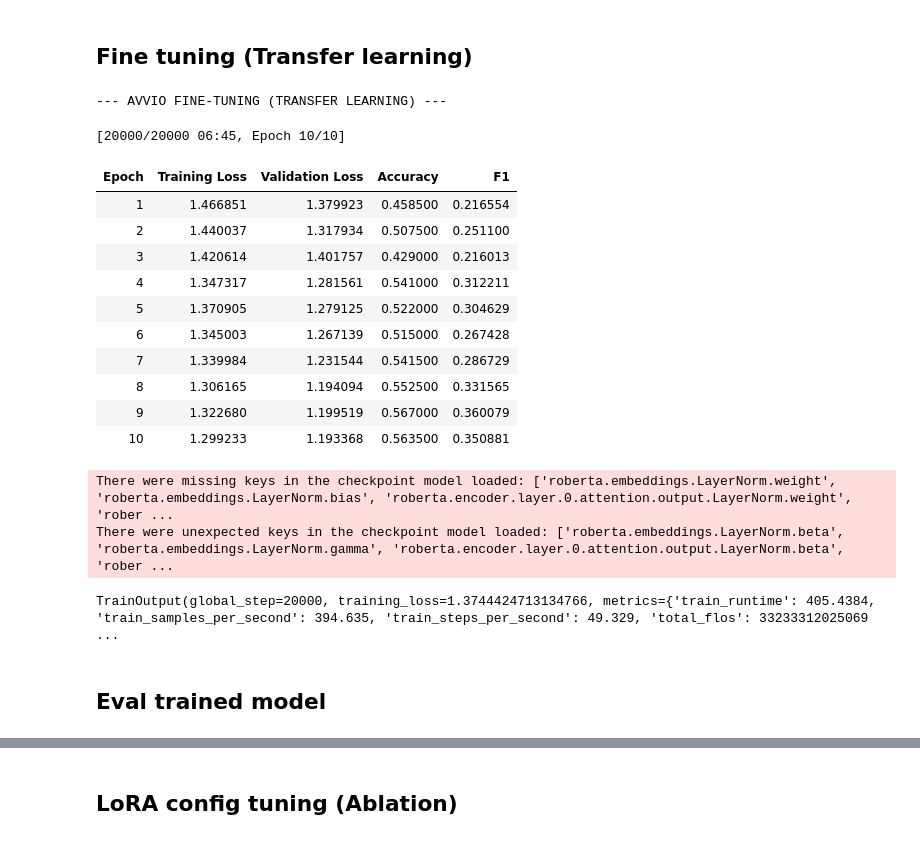
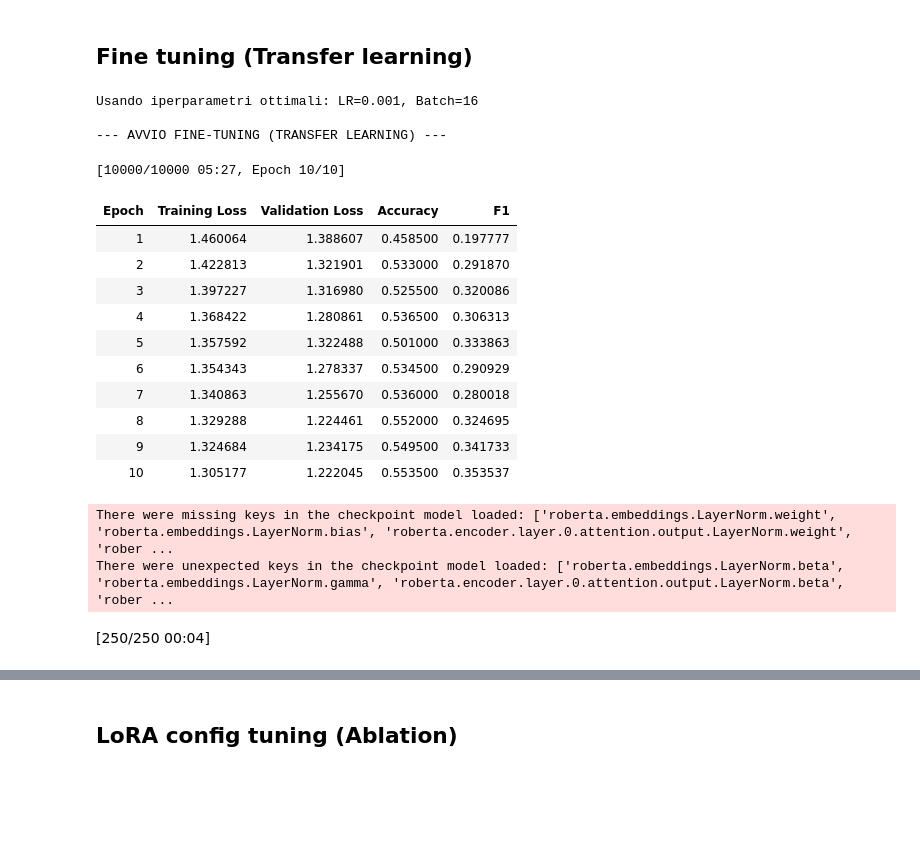
Before and after one commit to AlexandruNicolescu00/ai-project-25-26, a Jupyter notebook: notebooks/bertweet-base.ipynb, the cells around one changed output, grey strips where cells are left out. Cells and saved outputs as stored; diff of their text form; code cells hidden in the pictures; blank space fills up the shorter version.

```diff
--- a/notebooks/bertweet-base.ipynb
+++ b/notebooks/bertweet-base.ipynb
@@ -199,10 +226,12 @@ F1-Score: 0.1011
 # %%
 import itertools
+from torch.optim import AdamW
 
 learning_rates = [1e-3, 1e-04, 1e-05]
 batch_sizes = [8, 16]
 
 best_accuracy = 0
+best_f1 = 0
 best_params = {}
 tl_results = []
 
@@ -222,11 +251,12 @@ for lr, bs in itertools.product(learning_rates, batch_sizes):
         label2id=label2id
     )
 
+    model = model.to("xpu") # Spostiamo il modello sulla GPU XPU
+
     # B. APPLICARE IL FREEZING (Transfer Learning puro)
     for param in model.base_model.parameters():
         param.requires_grad = False
 
-    # C. DEFINIRE GLI ARGOMENTI CON I PARAMETRI CORRENTI
     training_args = TrainingArguments(
         output_dir=f"./tuning_lr{lr}_bs{bs}",
         eval_strategy="epoch",
@@ -237,17 +267,24 @@ for lr, bs in itertools.product(learning_rates, batch_sizes):
         num_train_epochs=4,        # Riduciamo a 4 per il tuning (basta per vedere il trend)
         weight_decay=0.01,
         report_to="none",
-        load_best_model_at_end=False # Non serve qui, valutiamo alla fine
+        load_best_model_at_end=False, # Non serve qui, valutiamo alla fine
+        bf16=True # Uso GPU XPU, rimuovere questo se si vuole usare cuda
     )
 
-    # D. INIZIALIZZARE IL TRAINER
+    optimizer = AdamW(
+        model.parameters(),
+        lr=lr,
+        eps=1e-6 # fp64 non supportato su xpu
+    )
+
     trainer = Trainer(
         model=model,
         args=training_args,
         train_dataset=encoded_dataset["train"],
         eval_dataset=encoded_dataset["validation"],
         compute_metrics=compute_metrics,
-        data_collator=data_collator
+        data_collator=data_collator,
+        optimizers=(optimizer, None)  # (optimizer, scheduler) - None = scheduler di default
     )
 
     # E. TRAINING E VALUTAZIONE
@@ -261,8 +298,9 @@ for lr, bs in itertools.product(learning_rates, batch_sizes):
     print(f"--> Risultato: Accuracy = {acc_score:.4f}, F1 = {f1_score:.4f}")
 
     # Aggiorniamo il best model
-    if acc_score > best_accuracy:
+    if (acc_score + f1_score) > (best_accuracy + best_f1):
         best_accuracy = acc_score
+        best_f1 = f1_score
         best_params = {'lr': lr, 'batch': bs}
 
 print("\n---------------------------------------------")
@@ -354,52 +392,66 @@ Notes:
 # %% [markdown]
 ## Fine tuning (Transfer learning)
 # %%
-lr = 1e-3
-batch_size = 8
+lr = best_params['lr']
+batch_size = best_params['batch']
 num_epochs = 10
+
+print(f"Usando iperparametri ottimali: LR={lr}, Batch={batch_size}")
 
 training_args = TrainingArguments(
     #output_dir="./bertweet-emotion-finetuned",
     eval_strategy="epoch",
     save_strategy="epoch",
     learning_rate=lr,
     per_device_train_batch_size=batch_size,
     num_train_epochs=num_epochs,
     weight_decay=0.01,
     load_best_model_at_end=True,
     metric_for_best_model="accuracy",
-    report_to="tensorboard"
+    report_to="tensorboard",
+    bf16=True
+)
+
+optimizer = AdamW(
+    [p for p in model.parameters() if p.requires_grad],
+    lr=lr,
+    eps=1e-6
 )
 
 # Aggiorniamo il trainer con i nuovi argomenti
 trainer = Trainer(
     model=model,
     args=training_args,
     train_dataset=encoded_dataset["train"],
-    eval_dataset=encoded_dataset["test"],
+    eval_dataset=encoded_dataset["validation"],
     compute_metrics=compute_metrics,
     data_collator=data_collator,
-    processing_class=tokenizer
+    processing_class=tokenizer,
+    optimizers=(optimizer, None)
 )
 
 print("\n--- AVVIO FINE-TUNING (TRANSFER LEARNING) ---")
 trainer.train()
+
+eval_result = trainer.evaluate(encoded_dataset["test"])
+best_tl_acc = eval_result['eval_accuracy']
+best_tl_f1 = eval_result['eval_f1']
 # %% [output]
+Usando iperparametri ottimali: LR=0.001, Batch=16
+
 --- AVVIO FINE-TUNING (TRANSFER LEARNING) ---
-[20000/20000 06:45, Epoch 10/10]
+[10000/10000 05:27, Epoch 10/10]
 | Epoch | Training Loss | Validation Loss | Accuracy | F1 |
-| 1 | 1.466851 | 1.379923 | 0.458500 | 0.216554 |
-| 2 | 1.440037 | 1.317934 | 0.507500 | 0.251100 |
-| 3 | 1.420614 | 1.401757 | 0.429000 | 0.216013 |
-| 4 | 1.347317 | 1.281561 | 0.541000 | 0.312211 |
-| 5 | 1.370905 | 1.279125 | 0.522000 | 0.304629 |
-| 6 | 1.345003 | 1.267139 | 0.515000 | 0.267428 |
-| 7 | 1.339984 | 1.231544 | 0.541500 | 0.286729 |
-| 8 | 1.306165 | 1.194094 | 0.552500 | 0.331565 |
-| 9 | 1.322680 | 1.199519 | 0.567000 | 0.360079 |
-| 10 | 1.299233 | 1.193368 | 0.563500 | 0.350881 |
+| 1 | 1.460064 | 1.388607 | 0.458500 | 0.197777 |
+| 2 | 1.422813 | 1.321901 | 0.533000 | 0.291870 |
+| 3 | 1.397227 | 1.316980 | 0.525500 | 0.320086 |
+| 4 | 1.368422 | 1.280861 | 0.536500 | 0.306313 |
+| 5 | 1.357592 | 1.322488 | 0.501000 | 0.333863 |
+| 6 | 1.354343 | 1.278337 | 0.534500 | 0.290929 |
+| 7 | 1.340863 | 1.255670 | 0.536000 | 0.280018 |
+| 8 | 1.329288 | 1.224461 | 0.552000 | 0.324695 |
+| 9 | 1.324684 | 1.234175 | 0.549500 | 0.341733 |
+| 10 | 1.305177 | 1.222045 | 0.553500 | 0.353537 |
 There were missing keys in the checkpoint model loaded: ['roberta.embeddings.LayerNorm.weight', 'roberta.embeddings.LayerNorm.bias', 'roberta.encoder.layer.0.attention.output.LayerNorm.weight', 'rober ...
 There were unexpected keys in the checkpoint model loaded: ['roberta.embeddings.LayerNorm.beta', 'roberta.embeddings.LayerNorm.gamma', 'roberta.encoder.layer.0.attention.output.LayerNorm.beta', 'rober ...
-TrainOutput(global_step=20000, training_loss=1.3744424713134766, metrics={'train_runtime': 405.4384, 'train_samples_per_second': 394.635, 'train_steps_per_second': 49.329, 'total_flos': 33233312025069 ...
+[250/250 00:04]
-# %% [markdown]
-## Eval trained model
```
Also changed, not shown: parts of 20 cells of this notebook, 5 other files.
